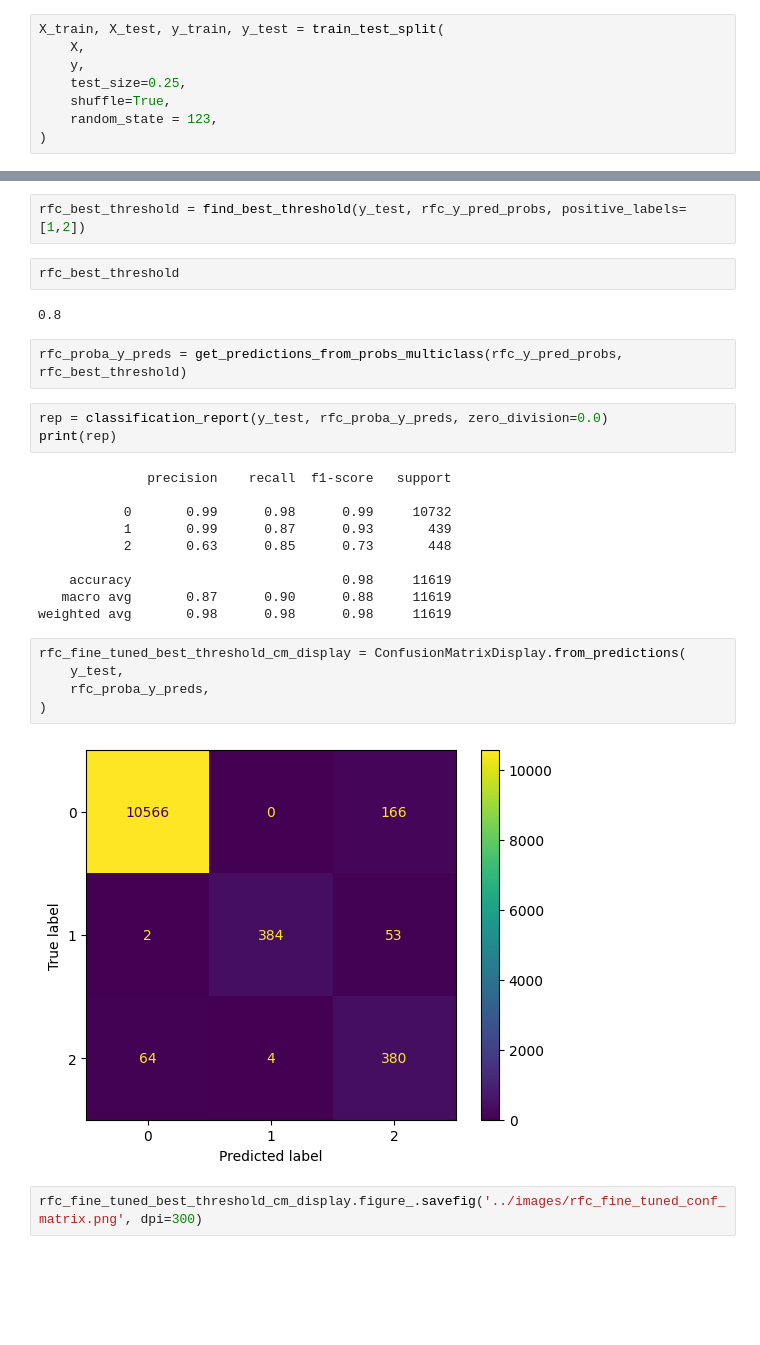
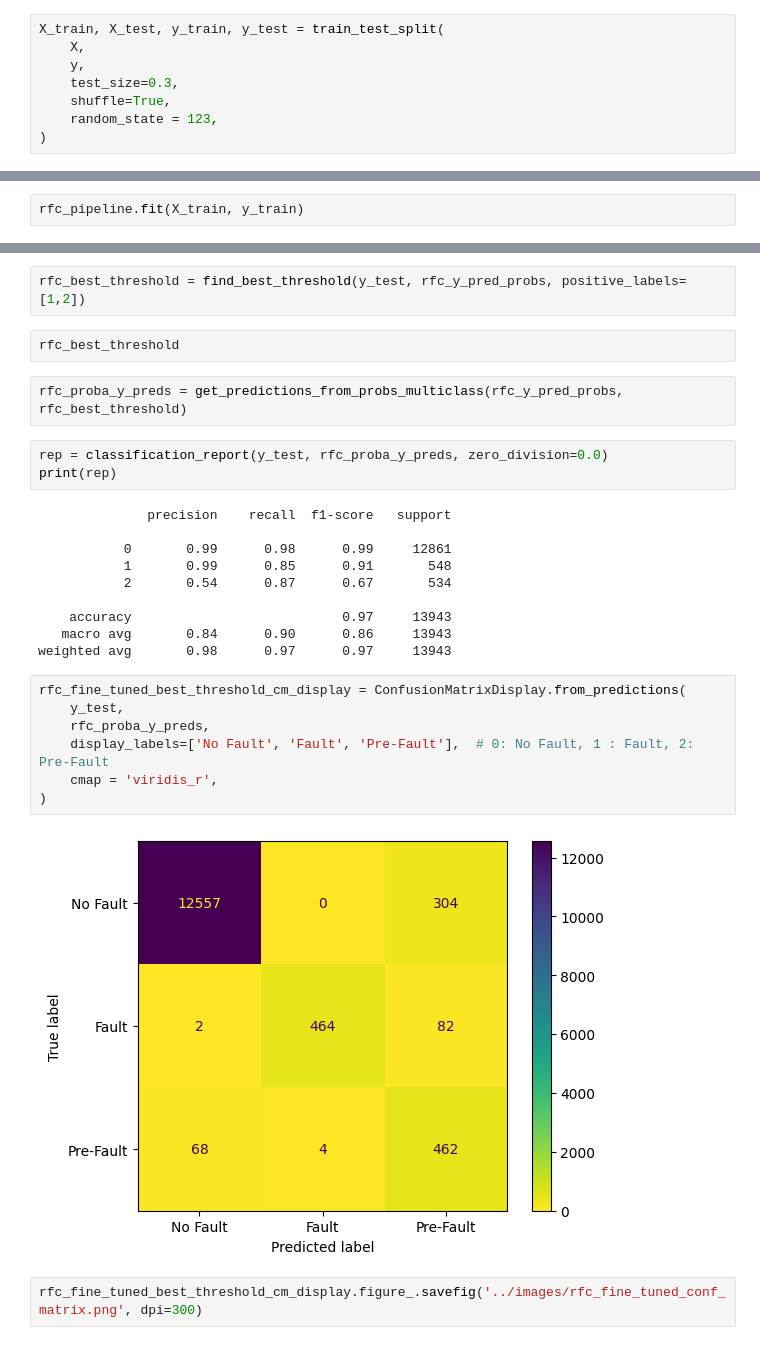
Before and after one commit to jaidevprabhu/Bearings_Prediction, a Jupyter notebook: Model_Fine_Tuning.ipynb, the cells around one changed output, grey strips where cells are left out. Saved outputs shown, nothing was run; the diff lists cells and outputs as text; blank space fills up the shorter version.

Commit message:
Fine tuning notebook, updated with new Conf Matrix rendering and Precision Recall curves.

```diff
--- a/Model_Fine_Tuning.ipynb
+++ b/Model_Fine_Tuning.ipynb
@@ -128,7 +128,7 @@ X.head()
 X_train, X_test, y_train, y_test = train_test_split(
     X,
     y,
-    test_size=0.25,
+    test_size=0.3,
     shuffle=True,
     random_state = 123,
 )
@@ -146,0 +155,2 @@ rfc_pipeline = Pipeline(steps=[
+# %%
+rfc_pipeline.fit(X_train, y_train)
@@ -312,8 +310,6 @@ rfc_y_pred_probs = rfc_grid_search.best_estimator_.predict_proba(X_test)
 rfc_best_threshold = find_best_threshold(y_test, rfc_y_pred_probs, positive_labels=[1,2])
 # %%
 rfc_best_threshold
-# %% [output]
-0.8
 # %%
 rfc_proba_y_preds = get_predictions_from_probs_multiclass(rfc_y_pred_probs, rfc_best_threshold)
 # %%
@@ -322,20 +318,22 @@ print(rep)
 # %% [output]
               precision    recall  f1-score   support
 
-           0       0.99      0.98      0.99     10732
-           1       0.99      0.87      0.93       439
-           2       0.63      0.85      0.73       448
+           0       0.99      0.98      0.99     12861
+           1       0.99      0.85      0.91       548
+           2       0.54      0.87      0.67       534
 
-    accuracy                           0.98     11619
-   macro avg       0.87      0.90      0.88     11619
-weighted avg       0.98      0.98      0.98     11619
+    accuracy                           0.97     13943
+   macro avg       0.84      0.90      0.86     13943
+weighted avg       0.98      0.97      0.97     13943
 # %%
 rfc_fine_tuned_best_threshold_cm_display = ConfusionMatrixDisplay.from_predictions(
     y_test,
     rfc_proba_y_preds,
+    display_labels=['No Fault', 'Fault', 'Pre-Fault'],  # 0: No Fault, 1 : Fault, 2: Pre-Fault
+    cmap = 'viridis_r',
 )
 # %% [output]
-[figure, old version]
+[figure, new version]
 # %%
 rfc_fine_tuned_best_threshold_cm_display.figure_.savefig('../images/rfc_fine_tuned_conf_matrix.png', dpi=300)
 # %%
```
Also changed, not shown: parts of 17 cells of this notebook.
